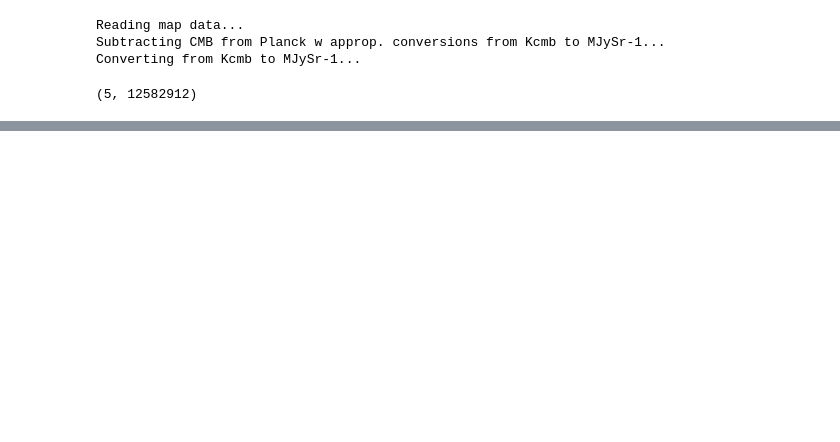
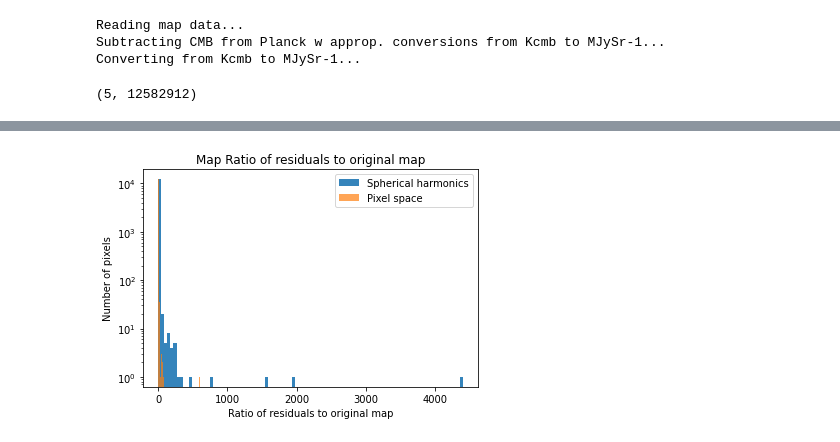
Before and after one commit to Semooretj/SURP, a Jupyter notebook: compare_plank_rotations.ipynb, the cells around one changed output, grey strips where cells are left out. Cells and saved outputs as stored; diff of their text form; code cells hidden in the pictures; blank space fills up the shorter version.

```diff
--- a/compare_plank_rotations.ipynb
+++ b/compare_plank_rotations.ipynb
@@ -54,0 +97,4 @@ cf.ratio_histogram(index,ringed0,residual_alms0,residual_pixel0)
+# %%
+# Get the residuals and ratio plots
+ringed, residual_alms,residual_pixel,index = cf.compare_rotator_methods(data,[20,20])
+cf.plot_residuals_ratios(ringed, residual_alms,residual_pixel)
@@ -54,0 +110,5 @@ cf.ratio_histogram(index,ringed0,residual_alms0,residual_pixel0)
+# %%
+# Get histogram plot
+cf.ratio_histogram(ringed, residual_alms,residual_pixel)
+# %% [output]
+[figure, added]
```
Also changed, not shown: parts of 24 cells of this notebook, 13 other files.
